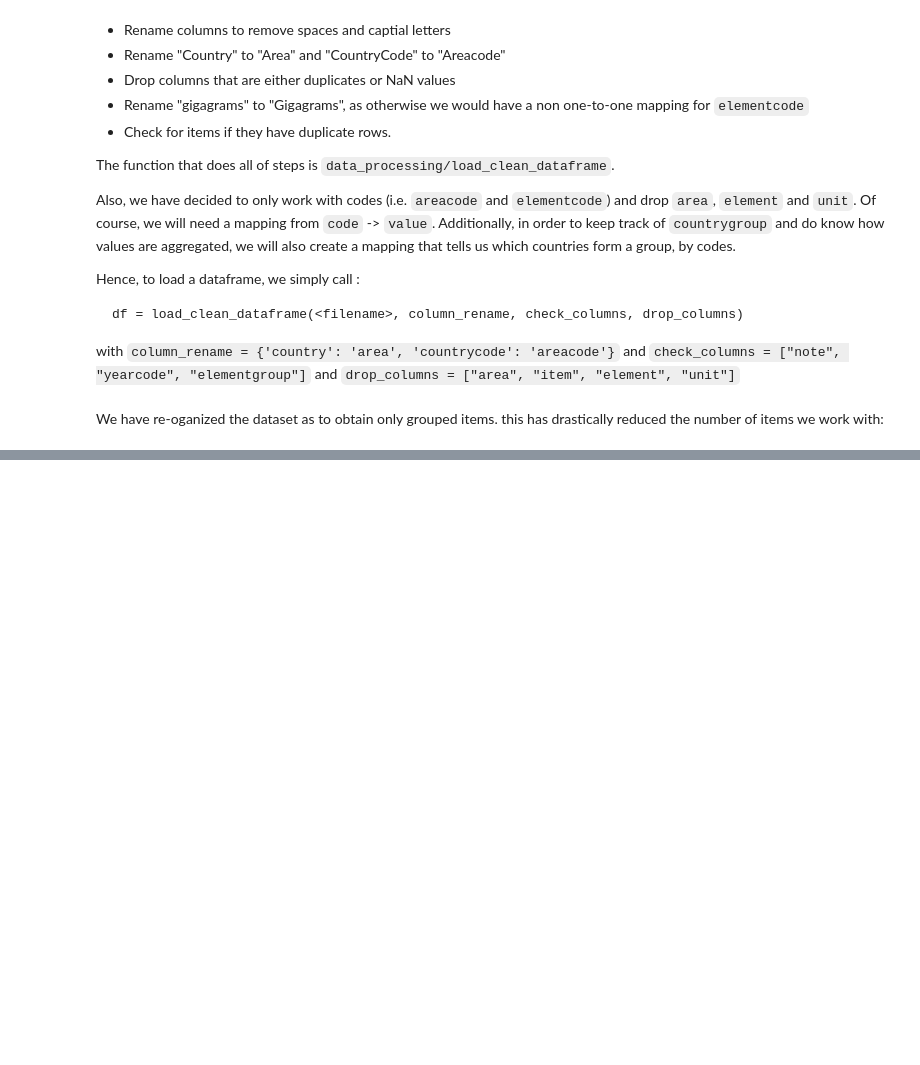
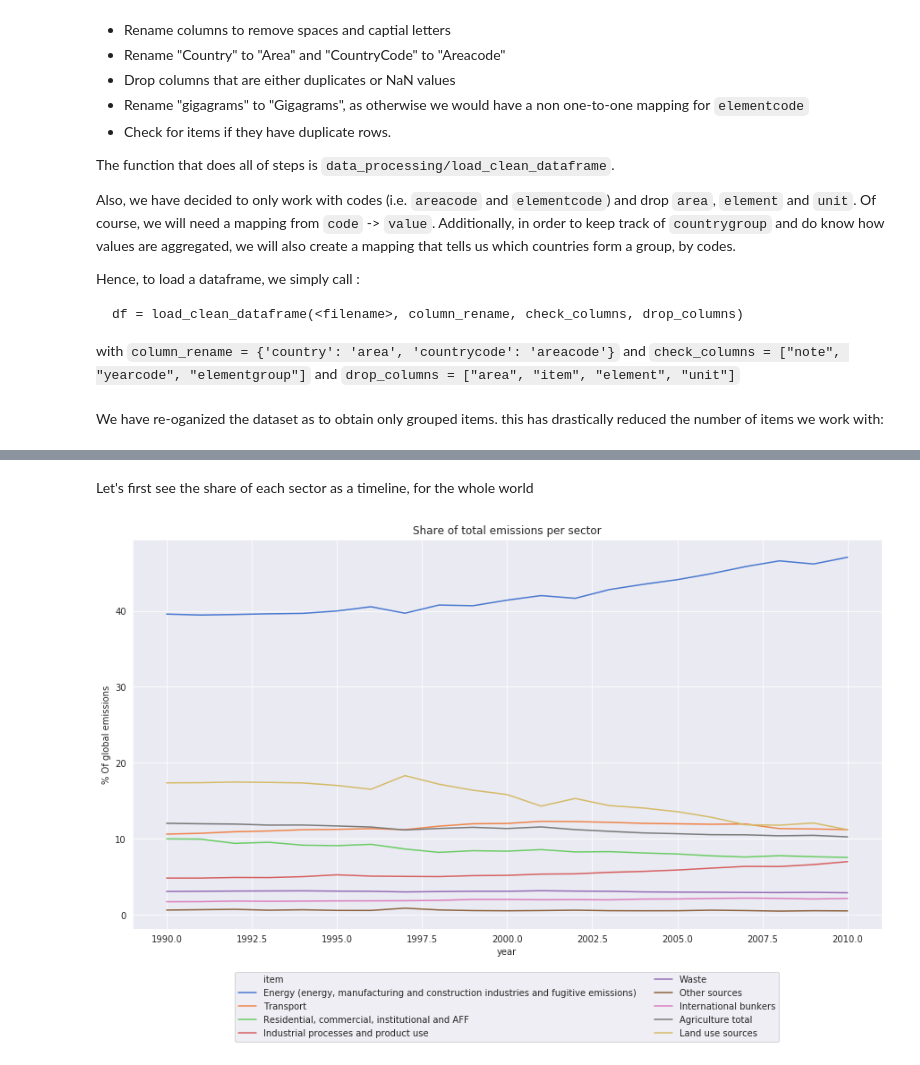
Before and after one commit to ChatPerche/ADA_Project, a Jupyter notebook: Milestone_2.ipynb, the cells around one changed output, grey strips where cells are left out. Cells and saved outputs as stored; diff of their text form; code cells hidden in the pictures; blank space fills up the shorter version.

```diff
--- a/Milestone_2.ipynb
+++ b/Milestone_2.ipynb
@@ -848,0 +360,5 @@ Name: 5312, dtype: float64
+# %%
+import seaborn as sns
+import matplotlib.pyplot as plt
+sns.set_palette(sns.color_palette("muted"))
+sns.set_style("darkgrid")
@@ -848,0 +371,13 @@ Name: 5312, dtype: float64
+# %%
+emissions_df = load_dataframe("data_cleaned/environment/Environment_Emissions_by_Sector.csv").drop("unnamed:0", axis=1)
+# %% [markdown]
+Let's first see the share of each sector as a timeline, for the whole world
+# %%
+fig, ax = plt.subplots(figsize=(15, 8))
+emission_shares_world = emissions_df[(emissions_df.elementcode == 7263) & (emissions_df.areacode == 5000)]
+g = sns.lineplot(x='year', y='value', data=emission_shares_world, hue='item', ax=ax)
+g.legend(loc='center', bbox_to_anchor=(0.5, -0.2), ncol=2);
+ax.set_title("Share of total emissions per sector")
+ax.set_ylabel("% Of global emissions");
+# %% [output]
+[figure, added]
```
Also changed, not shown: parts of 131 cells of this notebook, 6 other files.
